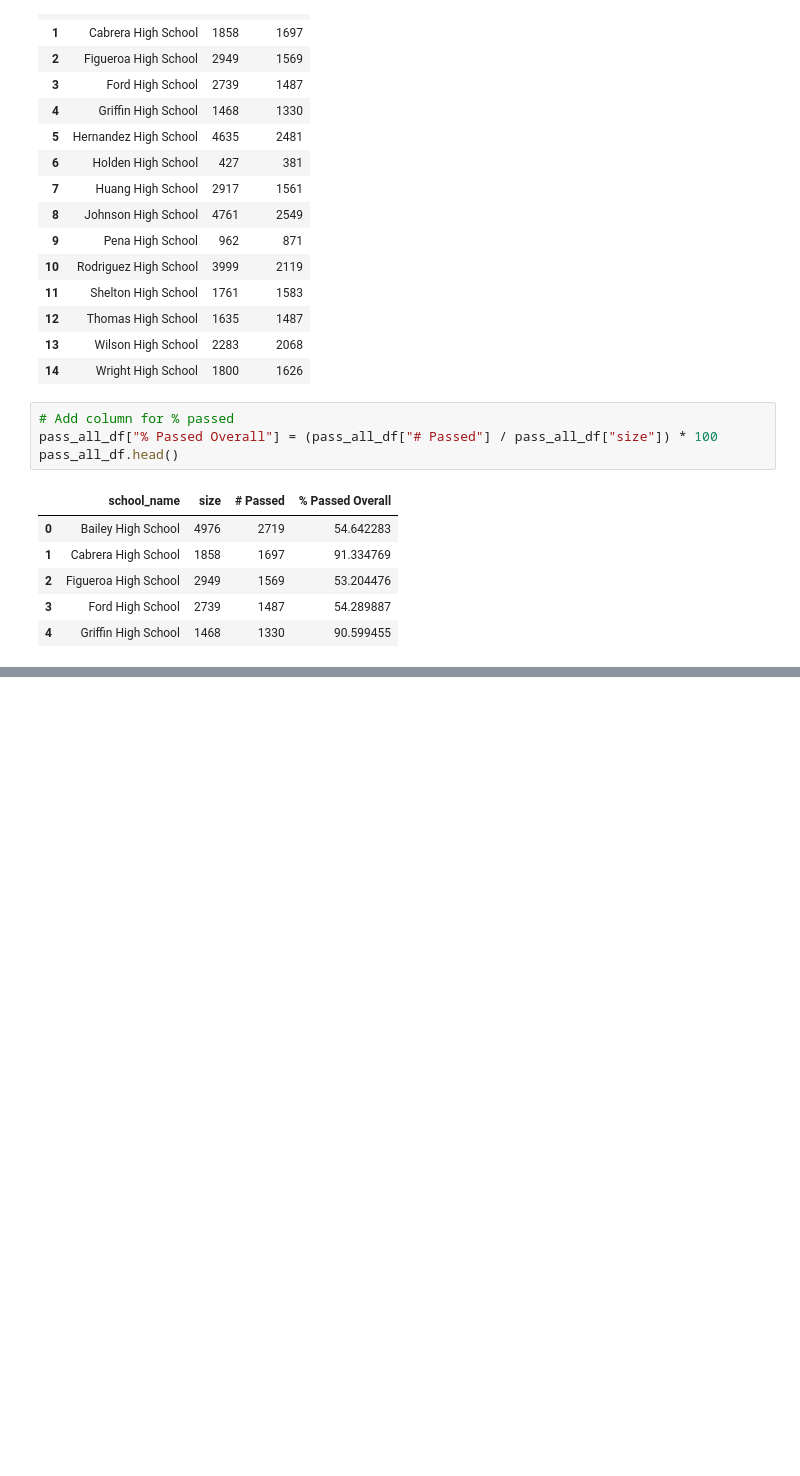
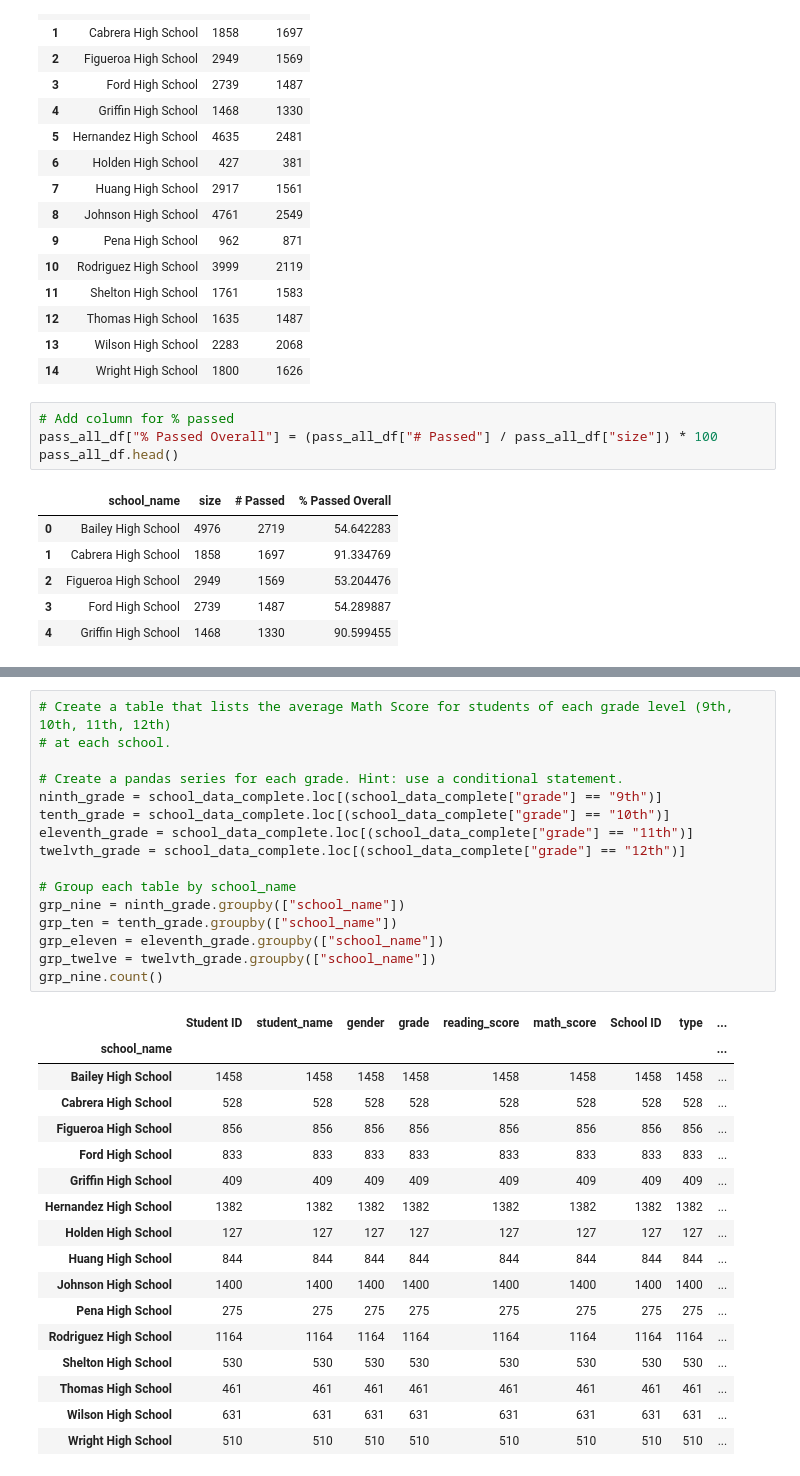
Before and after one commit to tamaranxu/pandas-challenge, a Jupyter notebook: PyCitySchools/PyCitySchools.ipynb, the cells around one changed output, grey strips where cells are left out. Drawn from its saved outputs; the diff is of its cells as text; blank space fills up the shorter version.

```diff
--- a/PyCitySchools/PyCitySchools.ipynb
+++ b/PyCitySchools/PyCitySchools.ipynb
@@ -429,0 +745,34 @@ pass_all_df.head()
+# %%
+# Create a table that lists the average Math Score for students of each grade level (9th, 10th, 11th, 12th)
+# at each school.
+
+# Create a pandas series for each grade. Hint: use a conditional statement.
+ninth_grade = school_data_complete.loc[(school_data_complete["grade"] == "9th")]
+tenth_grade = school_data_complete.loc[(school_data_complete["grade"] == "10th")]
+eleventh_grade = school_data_complete.loc[(school_data_complete["grade"] == "11th")]
+twelvth_grade = school_data_complete.loc[(school_data_complete["grade"] == "12th")]
+
+# Group each table by school_name
+grp_nine = ninth_grade.groupby(["school_name"])
+grp_ten = tenth_grade.groupby(["school_name"])
+grp_eleven = eleventh_grade.groupby(["school_name"])
+grp_twelve = twelvth_grade.groupby(["school_name"])
+grp_nine.count()
+# %% [output]
+|  | Student ID | student_name | gender | grade | reading_score | math_score | School ID | type | ... |
+| school_name |  |  |  |  |  |  |  |  | ... |
+| Bailey High School | 1458 | 1458 | 1458 | 1458 | 1458 | 1458 | 1458 | 1458 | ... |
+| Cabrera High School | 528 | 528 | 528 | 528 | 528 | 528 | 528 | 528 | ... |
+| Figueroa High School | 856 | 856 | 856 | 856 | 856 | 856 | 856 | 856 | ... |
+| Ford High School | 833 | 833 | 833 | 833 | 833 | 833 | 833 | 833 | ... |
+| Griffin High School | 409 | 409 | 409 | 409 | 409 | 409 | 409 | 409 | ... |
+| Hernandez High School | 1382 | 1382 | 1382 | 1382 | 1382 | 1382 | 1382 | 1382 | ... |
+| Holden High School | 127 | 127 | 127 | 127 | 127 | 127 | 127 | 127 | ... |
+| Huang High School | 844 | 844 | 844 | 844 | 844 | 844 | 844 | 844 | ... |
+| Johnson High School | 1400 | 1400 | 1400 | 1400 | 1400 | 1400 | 1400 | 1400 | ... |
+| Pena High School | 275 | 275 | 275 | 275 | 275 | 275 | 275 | 275 | ... |
+| Rodriguez High School | 1164 | 1164 | 1164 | 1164 | 1164 | 1164 | 1164 | 1164 | ... |
+| Shelton High School | 530 | 530 | 530 | 530 | 530 | 530 | 530 | 530 | ... |
+| Thomas High School | 461 | 461 | 461 | 461 | 461 | 461 | 461 | 461 | ... |
+| Wilson High School | 631 | 631 | 631 | 631 | 631 | 631 | 631 | 631 | ... |
+| Wright High School | 510 | 510 | 510 | 510 | 510 | 510 | 510 | 510 | ... |
```
Also changed, not shown: parts of 28 cells of this notebook.
